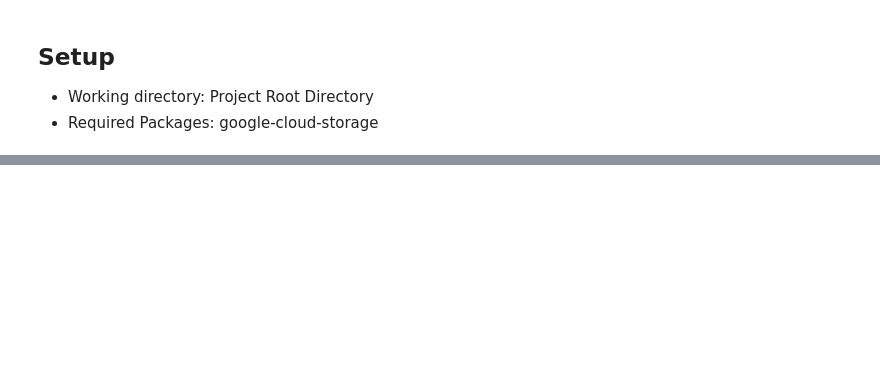
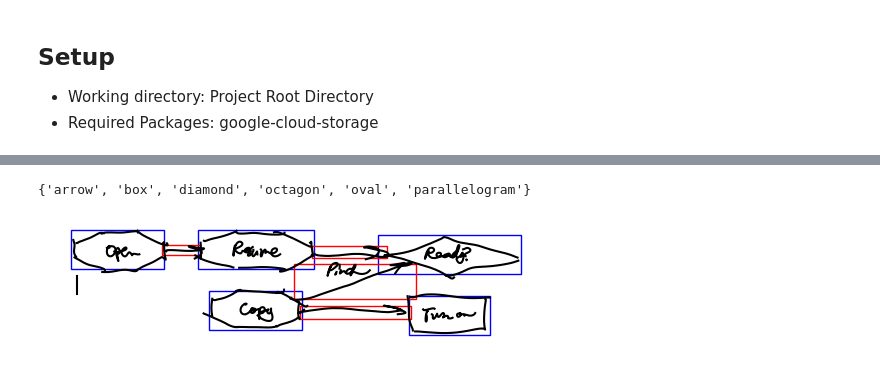
Before and after one commit to bvskp-projects/YoloGraph, a Jupyter notebook: poc_didi.ipynb, the cells around one changed output, grey strips where cells are left out. Saved outputs shown, nothing was run; the diff lists cells and outputs as text; code cells hidden in the pictures; blank space fills up the shorter version.

Commit message:
DIDI Dataset Processing
- Process the DIDI dataset to output in the desired data format
- Include some options for convenience
- DIDI has a couple of caveats that we need to be mindful of

```diff
--- a/poc_didi.ipynb
+++ b/poc_didi.ipynb
@@ -445,0 +35,16 @@ print(f"Width: {width}px, Height: {height}px")
+# %%
+# Settings
+
+DATASETS = ["diagrams_wo_text", "diagrams"]
+BUCKET_NAME = "digital_ink_diagram_data"
+MAX_WORKERS = 8
+PREPROC_DIR = 'didi_dataset'
+SPLITS = {'test': 'test', 'train': 'train', 'valid': 'val'}
+# %%
+# Helper settings
+
+def json_file(dataset):
+    return f'{PREPROC_DIR}/{dataset}_20200131.ndjson'
+
+def data_dir(dataset):
+    return f'data/didi_{dataset}'
@@ -445,0 +99,24 @@ print(f"Width: {width}px, Height: {height}px")
+# %%
+# Collect shapes from all xdot files
+
+import os
+import pydot
+
+shapes = set(['arrow'])
+
+for _, _, files in os.walk(Path(PREPROC_DIR, 'xdot')):
+    for file in files:
+        graph = pydot.graph_from_dot_file(Path(PREPROC_DIR, 'xdot', file))[0]
+        for node in graph.get_nodes():
+            shape = node.get_shape()
+            if shape is not None and shape not in shapes:
+                shapes.add(shape)
+
+shapes
+# %% [output]
+{'arrow', 'box', 'diamond', 'octagon', 'oval', 'parallelogram'}
+# %%
+## Hardcode list of shapes
+
+shapes = ['arrow', 'box', 'diamond', 'octagon', 'oval', 'parallelogram']
+inv_shapes = {shape: i for i, shape in enumerate(shapes)}
@@ -445,0 +288,4 @@ print(f"Width: {width}px, Height: {height}px")
+# %%
+parse_drawings()
+# %% [output]
+[figure, added]
```
Also changed, not shown: parts of 36 cells of this notebook, 7 other files.
